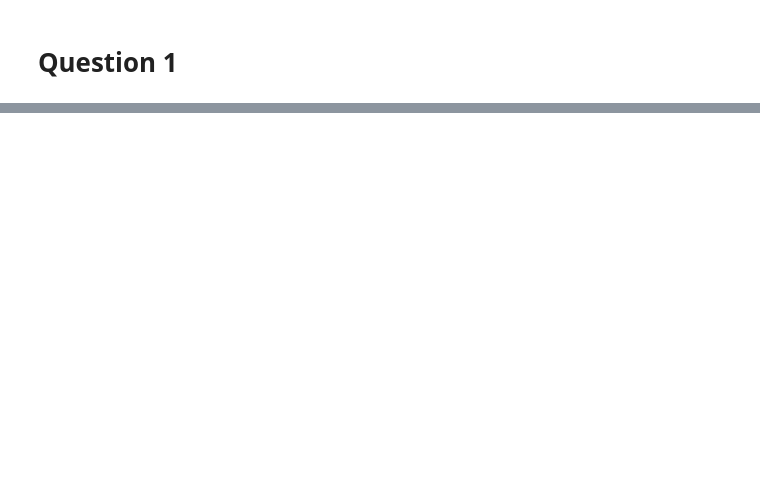
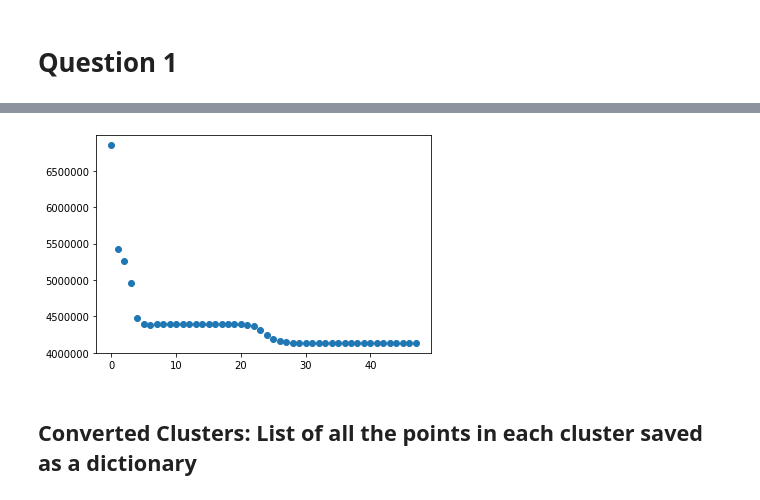
Before and after one commit to IC088/01.112-Machine-Learning-2019-Homework, a Jupyter notebook: HW2/HomeWork 2.ipynb, the cells around one changed output, grey strips where cells are left out. Saved outputs shown, nothing was run; the diff lists cells and outputs as text; code cells hidden in the pictures; blank space fills up the shorter version.

```diff
--- a/HW2/HomeWork 2.ipynb
+++ b/HW2/HomeWork 2.ipynb
@@ -32,0 +66,3 @@ x = np.array(data, dtype='float64')
+# %%
+def dist(a, b, ax=1):
+    return np.linalg.norm(a - b, axis=ax)
@@ -32,0 +101,11 @@ x = np.array(data, dtype='float64')
+# %%
+def costSVM(centroids, result):
+    z = pd.DataFrame.to_dict(centroids.T)
+    x,y = 0, 0
+    for i in z:
+        z[i] = np.array([z[i][0], z[i][1], z[i][2]], dtype = 'float64')
+    for i in z:
+        x = dist(z[i], result[i])
+        x = np.sum(x)
+        y+= x
+    return y
@@ -32,0 +114,20 @@ x = np.array(data, dtype='float64')
+# %%
+def K_Means(x, centroids):
+    data_points = np.array(x,dtype='float64')
+    z = np.array(centroids, dtype='float64')
+
+    centroid = copy.deepcopy(z)
+    #While true, compute cost and so long as cost is not the same as the prev
+    centroid, result, ncluster_grp = getCluster(data_points, centroid)
+    errorList = [costSVM(centroid,result)]
+    centroid, result, ncluster_grp = getCluster(data_points, centroid)
+    errorList.append(costSVM(centroid,result))
+
+    while True:
+        centroid, result, ncluster_grp = getCluster(data_points, centroid)
+        errorList.append(costSVM(centroid,result))
+        if errorList[len(errorList)-2] == errorList[len(errorList)-1]:
+            break
+    return errorList, centroid, result, ncluster_grp
+# %%
+error, new_centroids, result, ncluster_grp = K_Means(x, initial_centroids)
@@ -32,0 +168,7 @@ x = np.array(data, dtype='float64')
+# %%
+plt.scatter([f for f in range(len(error))], error)
+plt.show()
+# %% [output]
+[figure, added]
+# %% [markdown]
+## Converted Clusters: List of all the points in each cluster saved as a dictionary
```
Also changed, not shown: parts of 35 cells of this notebook, 13 other files.
